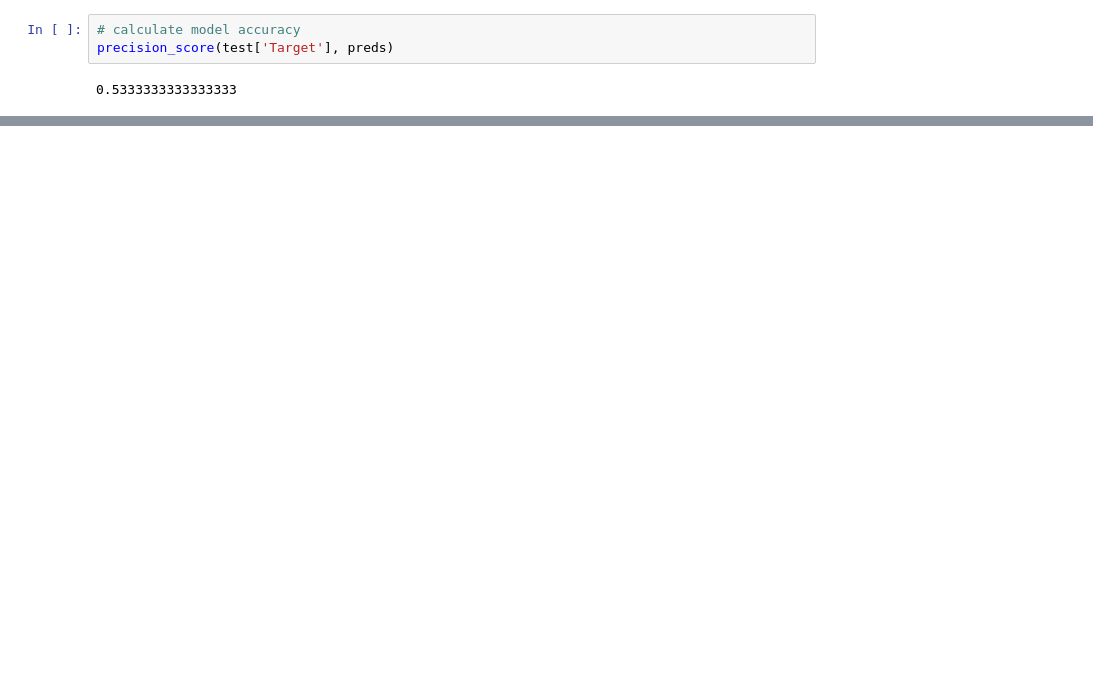
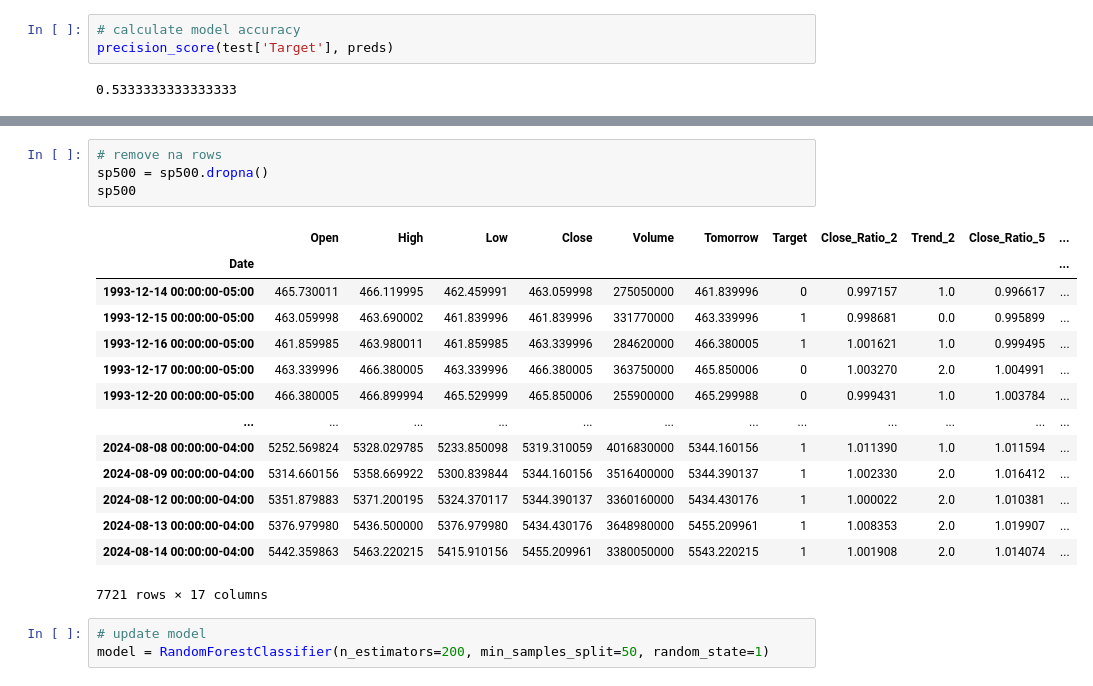
Before and after one commit to abdurrafey-amir/stock-market-predictor, a Jupyter notebook: main.ipynb, the cells around one changed output, grey strips where cells are left out. Cells and saved outputs as stored; diff of their text form; blank space fills up the shorter version.

Commit message:
worked on model accuracy

```diff
--- a/main.ipynb
+++ b/main.ipynb
@@ -155,0 +227,22 @@ combined.plot()
+# %%
+# remove na rows
+sp500 = sp500.dropna()
+sp500
+# %% [output]
+|  | Open | High | Low | Close | Volume | Tomorrow | Target | Close_Ratio_2 | Trend_2 | Close_Ratio_5 | ... |
+| Date |  |  |  |  |  |  |  |  |  |  | ... |
+| 1993-12-14 00:00:00-05:00 | 465.730011 | 466.119995 | 462.459991 | 463.059998 | 275050000 | 461.839996 | 0 | 0.997157 | 1.0 | 0.996617 | ... |
+| 1993-12-15 00:00:00-05:00 | 463.059998 | 463.690002 | 461.839996 | 461.839996 | 331770000 | 463.339996 | 1 | 0.998681 | 0.0 | 0.995899 | ... |
+| 1993-12-16 00:00:00-05:00 | 461.859985 | 463.980011 | 461.859985 | 463.339996 | 284620000 | 466.380005 | 1 | 1.001621 | 1.0 | 0.999495 | ... |
+| 1993-12-17 00:00:00-05:00 | 463.339996 | 466.380005 | 463.339996 | 466.380005 | 363750000 | 465.850006 | 0 | 1.003270 | 2.0 | 1.004991 | ... |
+| 1993-12-20 00:00:00-05:00 | 466.380005 | 466.899994 | 465.529999 | 465.850006 | 255900000 | 465.299988 | 0 | 0.999431 | 1.0 | 1.003784 | ... |
+| ... | ... | ... | ... | ... | ... | ... | ... | ... | ... | ... | ... |
+| 2024-08-08 00:00:00-04:00 | 5252.569824 | 5328.029785 | 5233.850098 | 5319.310059 | 4016830000 | 5344.160156 | 1 | 1.011390 | 1.0 | 1.011594 | ... |
+| 2024-08-09 00:00:00-04:00 | 5314.660156 | 5358.669922 | 5300.839844 | 5344.160156 | 3516400000 | 5344.390137 | 1 | 1.002330 | 2.0 | 1.016412 | ... |
+| 2024-08-12 00:00:00-04:00 | 5351.879883 | 5371.200195 | 5324.370117 | 5344.390137 | 3360160000 | 5434.430176 | 1 | 1.000022 | 2.0 | 1.010381 | ... |
+| 2024-08-13 00:00:00-04:00 | 5376.979980 | 5436.500000 | 5376.979980 | 5434.430176 | 3648980000 | 5455.209961 | 1 | 1.008353 | 2.0 | 1.019907 | ... |
+| 2024-08-14 00:00:00-04:00 | 5442.359863 | 5463.220215 | 5415.910156 | 5455.209961 | 3380050000 | 5543.220215 | 1 | 1.001908 | 2.0 | 1.014074 | ... |
+7721 rows × 17 columns
+# %%
+# update model
+model = RandomForestClassifier(n_estimators=200, min_samples_split=50, random_state=1)
```
Also changed, not shown: parts of 20 cells of this notebook.
